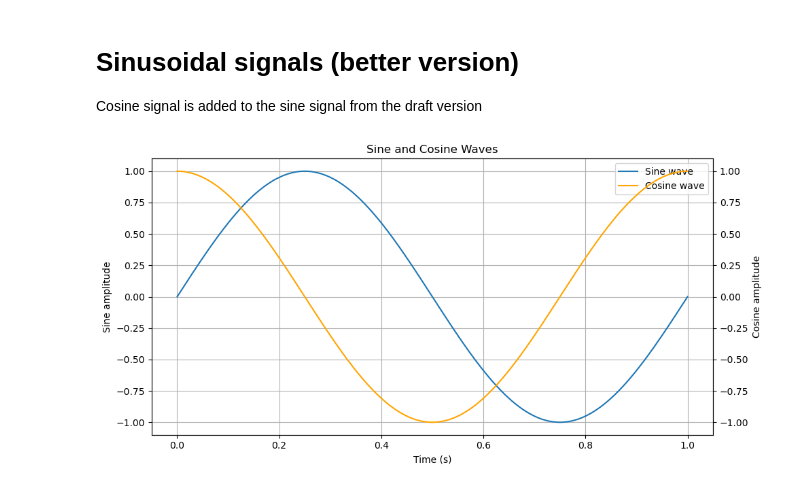
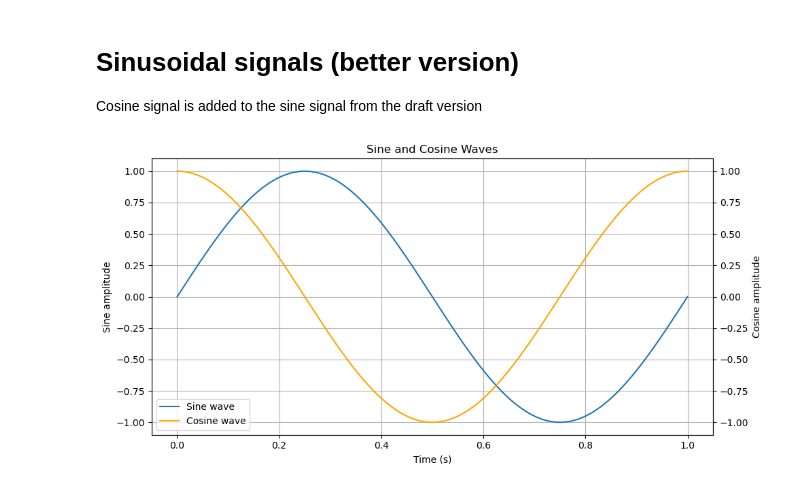
Before and after one commit to tuba1079/Series02-Python, a Jupyter notebook: Series02-python.ipynb, the cells around one changed output. Drawn from its saved outputs; the diff is of its cells as text; code cells hidden in the pictures.

```diff
--- a/Series02-python.ipynb
+++ b/Series02-python.ipynb
@@ -45,32 +45,32 @@ c = np.cos(2 * np.pi * 1 * t)  # 1 Hz cosine wave with a phase shift zero
 # Create a figure with two y-axes
 fig, ax1 = plt.subplots(figsize=(10, 5))
 
 # Reuse the sine signal from the previous cell
 line1 = ax1.plot(t, s, label="Sine wave")
 ax1.set_xlabel("Time (s)")
 ax1.set_ylabel("Sine amplitude")
 ax1.grid(True)
 
 # Create the second y-axis
 ax2 = ax1.twinx()
 
 # Add the cosine signal
 line2 = ax2.plot(t, c, label="Cosine wave", color='orange')
 ax2.set_ylabel("Cosine amplitude")
 
 # Add title
 ax1.set_title("Sine and Cosine Waves")
 
 # Add combined legend
 lines = line1 + line2
 labels = [line.get_label() for line in lines]
-ax1.legend(lines, labels, loc="upper right")
+ax1.legend(lines, labels, loc="lower left")
 
 # Save as PDF
 fig.tight_layout()
 fig.savefig("sine_cosine_waves.pdf")
 
 # Display the graph
 plt.show()
 # %% [output]
-[figure, old version]
+[figure, new version]
```
